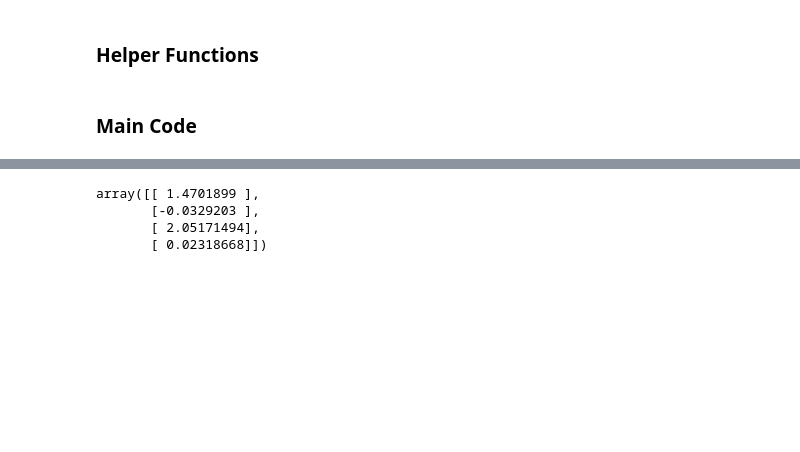
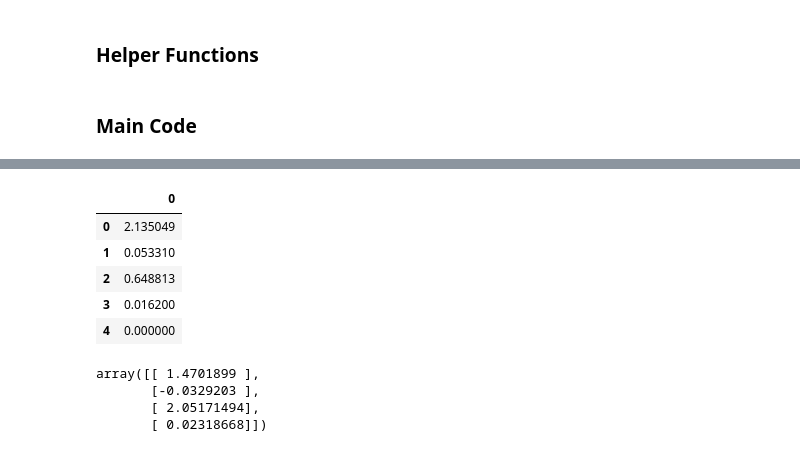
Before and after one commit to has-c/OccupancyDetection, a Jupyter notebook: Python/DKF - 2nd iteration.ipynb, the cells around one changed output, grey strips where cells are left out. Cells and saved outputs as stored; diff of their text form; code cells hidden in the pictures; blank space fills up the shorter version.

```diff
--- a/Python/DKF - 2nd iteration.ipynb
+++ b/Python/DKF - 2nd iteration.ipynb
@@ -39,7 +39,7 @@ def UpdateStep(xPred, nu, K):
 # %%
 def readMeasurements():
     #read in measurements from csv
-    rawCentroidData = pd.read_csv('testCSV.csv', header=None)
+    rawCentroidData = pd.read_csv('2PeopleCentroids.csv', header=None)
     #find headers and frames within headers
     #each header has the structure X, Y, CentroidNumber
     #below each header is the frame data
@@ -184,7 +184,7 @@ for centroidFrame in centroidFramesCartesianMeasurement:
             #update
             xUpdate = UpdateStep(xPred, innovation, K)
             #add in centroid number
-            xUpdate = np.vstack((xUpdate, predictedCentroid))
+            xUpdate = np.expand_dims(np.append(xUpdate, centroid), axis=1)
             #add value to array
             if len(filteredFramePolar) == 0:
                 filteredFramePolar = xUpdate
@@ -225,7 +225,7 @@ for centroidFrame in centroidFramesCartesianMeasurement:
             else:
                 xUpdate = xPred
             #add in centroid number
-            xUpdate = np.vstack((xUpdate, predictedCentroid))
+            xUpdate = np.append(xUpdate, predictedCentroid)
             #add value to array
             if len(filteredFramePolar) == 0:
                 filteredFramePolar = xUpdate
@@ -260,3 +281,12 @@ Index: []
+# %%
+filteredPolarDf
+# %% [output]
+|  | 0 |
+| 0 | 2.135049 |
+| 1 | 0.053310 |
+| 2 | 0.648813 |
+| 3 | 0.016200 |
+| 4 | 0.000000 |
 # %%
 #plot
 xPositions = np.array([])
```
Also changed, not shown: parts of 2 cells of this notebook, 1 other file.
